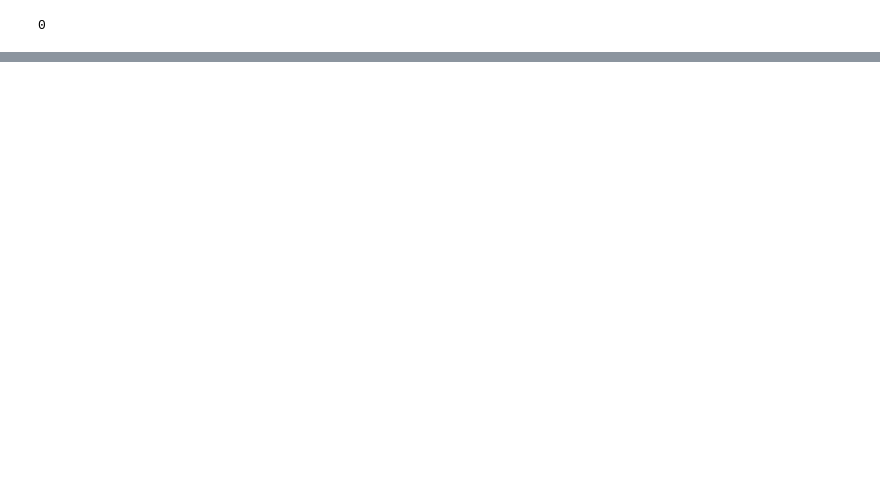
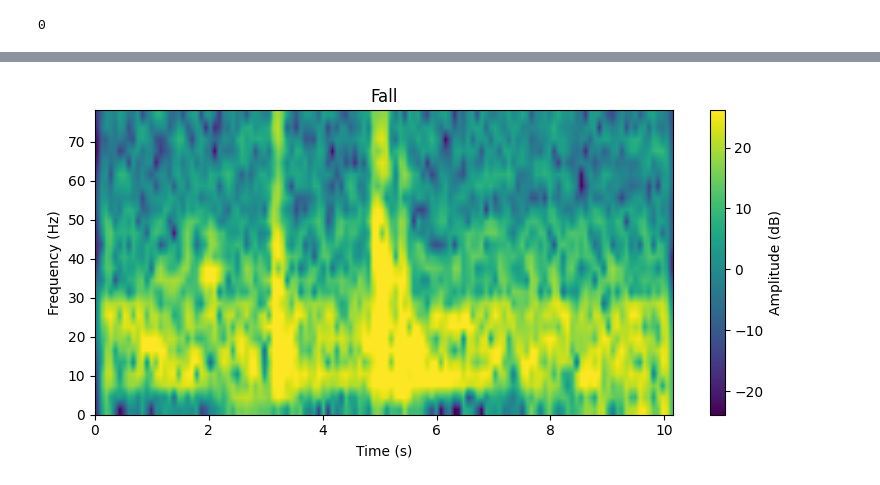
Before and after one commit to Vatnelid-Master-Project/data-analysis, a Jupyter notebook: autoencoder.ipynb, the cells around one changed output, grey strips where cells are left out. Cells and saved outputs as stored; diff of their text form; code cells hidden in the pictures; blank space fills up the shorter version.

```diff
--- a/autoencoder.ipynb
+++ b/autoencoder.ipynb
@@ -309,3 +344,11 @@ TensorImage(0.0387)
+# %%
+from plot_util import PlotUtil
+
+pu = PlotUtil(test_spec)
+# %%
+pu.show_spec(0, "Fall")
+# %% [output]
+[figure, added]
 # %%
 get_x_test(0).show()
 # %% [output]
```
Also changed, not shown: parts of 48 cells of this notebook, 8 other files.
